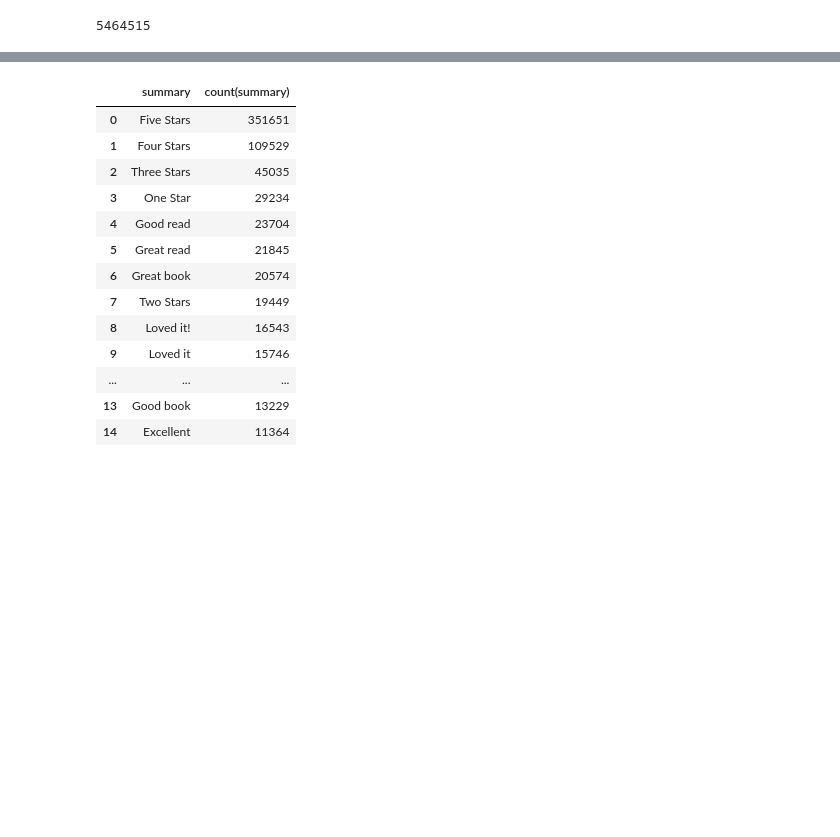
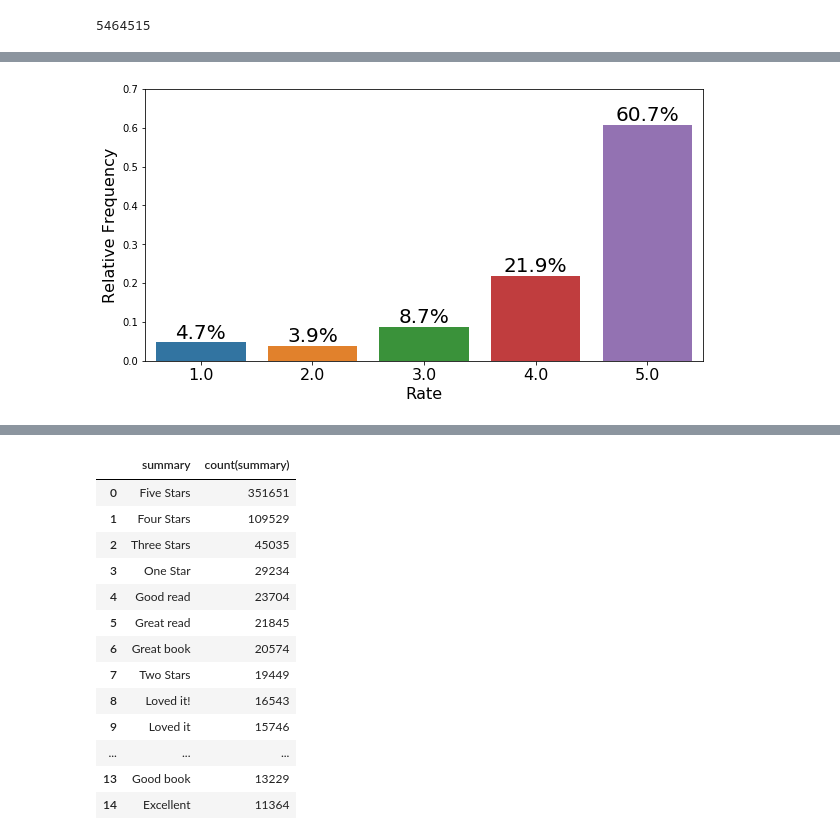
Before and after one commit to moiraghif/Amazon-Kindle-Store-Reviews, a Jupyter notebook: pyspark_notebook.ipynb, the cells around one changed output, grey strips where cells are left out. Drawn from its saved outputs; the diff is of its cells as text; code cells hidden in the pictures; blank space fills up the shorter version.

```diff
--- a/pyspark_notebook.ipynb
+++ b/pyspark_notebook.ipynb
@@ -83,0 +70,6 @@ plt.show()
+# %%
+hist["count_normalized"] = hist["count"]/sum(hist["count"])
+# %%
+hist = hist.sort_values("rate").reset_index().drop('index', axis=1)
+
+hist
@@ -84,3 +83,19 @@ plt.show()
+# %%
+plt.figure(figsize=(10,5))
+sns.barplot(x="rate", y="count_normalized", data=hist)
+
+for index, row in hist.iterrows():
+    plt.text(row.name,row.count_normalized + 0.01, str(round(row["count_normalized"]*100,1)) + "%", color='black', ha="center", size=20)
+
+plt.ylabel("Relative Frequency", size=16)
+plt.ylim((0, 0.7))
+plt.xlabel("Rate", size=16)
+plt.xticks(size=16)
+
+plt.savefig("report/imgs/rate_dist.png")
+plt.show()
+# %% [output]
+[figure, added]
 # %%
 df.select("summary","rate","votes")\
   .groupBy("summary")\
```
Also changed, not shown: parts of 17 cells of this notebook.
